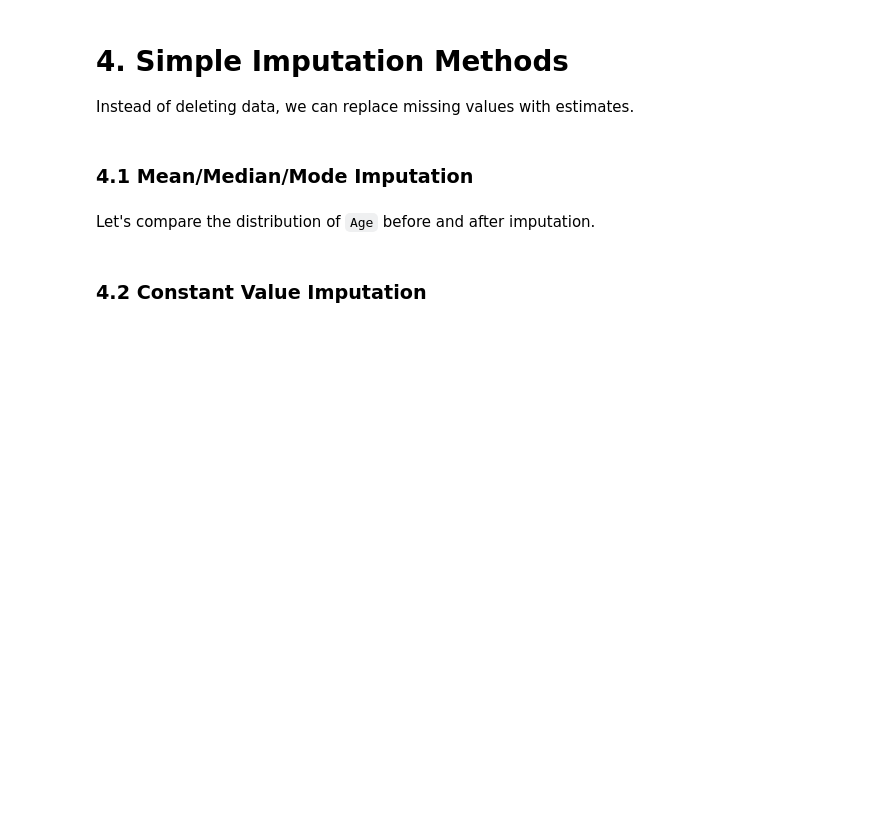
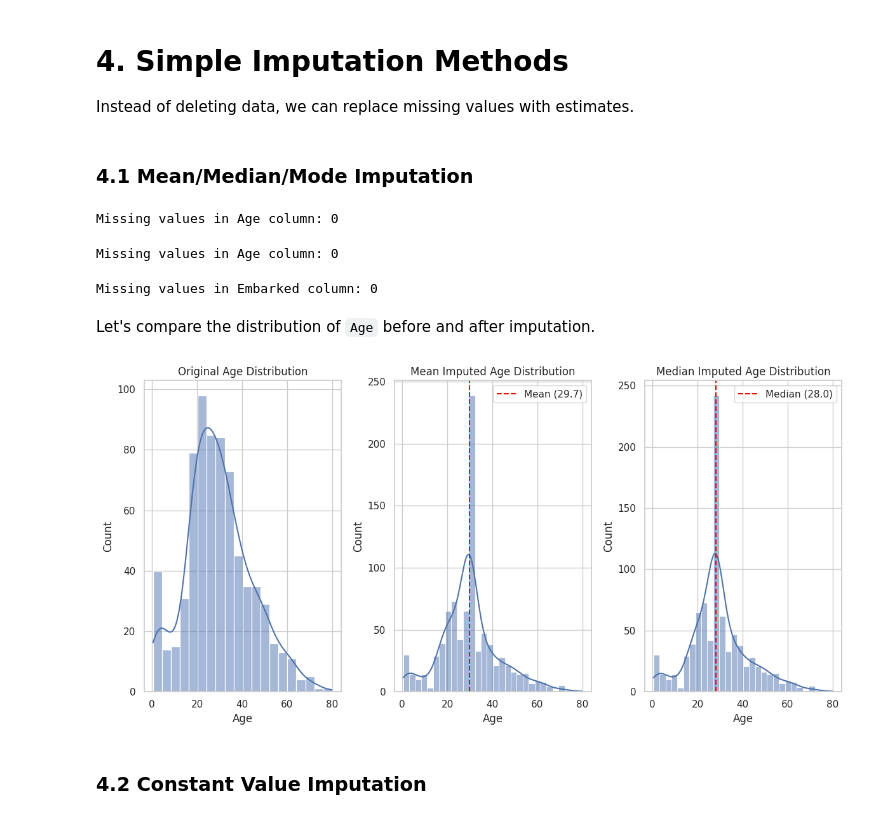
Before and after one commit to Burzo572/DSB-Unit-02, a Jupyter notebook: 05 - Missing Data/02-missing-data.ipynb, the cells around one changed output. Cells and saved outputs as stored; diff of their text form; code cells hidden in the pictures; blank space fills up the shorter version.

```diff
--- a/05 - Missing Data/02-missing-data.ipynb
+++ b/05 - Missing Data/02-missing-data.ipynb
@@ -203,15 +281,39 @@ Instead of deleting data, we can replace missing values with estimates.
 ### 4.1 Mean/Median/Mode Imputation
 # %%
 # Create a copy of the original data set
+df_titanic_imputed = titanic_df.copy()
+
 # Impute missing values in the 'Age' column with the mean
+mean_age = df_titanic_imputed['Age'].mean()
+df_titanic_imputed['Age'] = df_titanic_imputed['Age'].fillna(mean_age)
+
 # Check that there are no missing values in the 'Age' column
+print(f"Missing values in Age column: {df_titanic_imputed['Age'].isnull().sum()}")
+# %% [output]
+Missing values in Age column: 0
 # %%
 # Create a copy of the original data set
+df_titanic_imputed_med = titanic_df.copy()
+
 # Impute missing values in the 'Age' column with the median
+median_age = df_titanic_imputed_med['Age'].median()
+df_titanic_imputed_med['Age'] = df_titanic_imputed_med['Age'].fillna(median_age)
+
 # Check that there are no missing values in the 'Age' column
+print(f"Missing values in Age column: {df_titanic_imputed_med['Age'].isnull().sum()}")
+# %% [output]
+Missing values in Age column: 0
 # %%
 # Create a copy of the original data set
+df_titanic_imputed_mode = titanic_df.copy()
+
 # Impute missing values in the 'Embarked' column with the mode
+mode_embarked = df_titanic_imputed_mode['Embarked'].mode()[0]
+df_titanic_imputed_mode['Embarked'] = df_titanic_imputed_mode['Embarked'].fillna(mode_embarked)
+
 # Check that there are no missing values in the 'Embarked' column
+print(f"Missing values in Embarked column: {df_titanic_imputed_mode['Embarked'].isnull().sum()}")
+# %% [output]
+Missing values in Embarked column: 0
 # %% [markdown]
 Let's compare the distribution of `Age` before and after imputation.
@@ -223,3 +320,33 @@ Let's compare the distribution of `Age` before and after imputation.
+# %%
+# Compare the original and imputed age distributions
+plt.figure(figsize=(12, 6))
+
+# Original age distribution (excluding missing values)
+plt.subplot(1, 3, 1)
+sns.histplot(titanic_df['Age'].dropna(), kde=True)
+plt.title('Original Age Distribution')
+plt.xlabel('Age')
+
+# Mean imputed age distribution
+plt.subplot(1, 3, 2)
+sns.histplot(df_titanic_imputed['Age'], kde=True)
+plt.axvline(mean_age, color='red', linestyle='--', label=f'Mean ({mean_age:.1f})')
+plt.title('Mean Imputed Age Distribution')
+plt.xlabel('Age')
+plt.legend()
+
+# Median imputed age distribution
+plt.subplot(1, 3, 3)
+sns.histplot(df_titanic_imputed_med['Age'], kde=True)
+plt.axvline(median_age, color='red', linestyle='--', label=f'Median ({median_age:.1f})')
+plt.title('Median Imputed Age Distribution')
+plt.xlabel('Age')
+plt.legend()
+
+plt.tight_layout()
+plt.show()
+# %% [output]
+[figure, added]
 # %% [markdown]
 ### 4.2 Constant Value Imputation
 # %%
```
Also changed, not shown: parts of 11 cells of this notebook.
